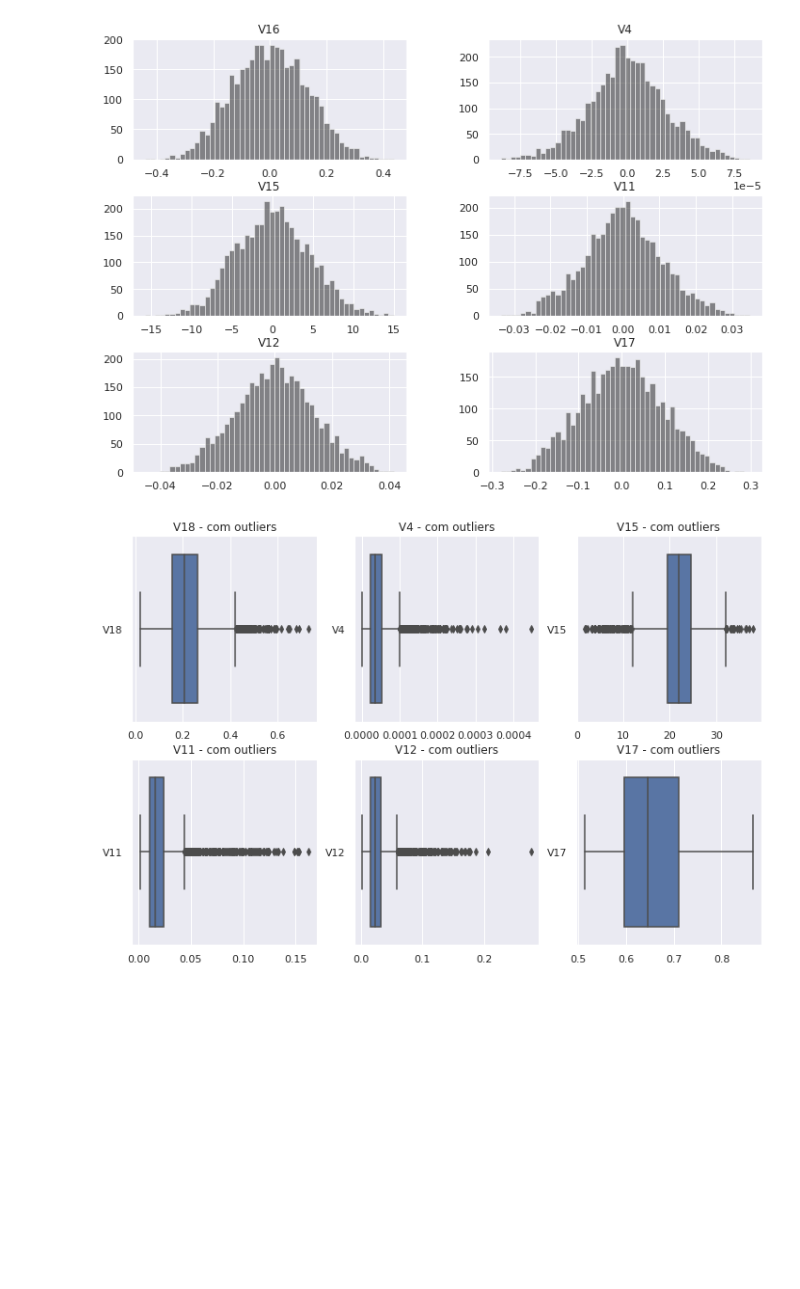
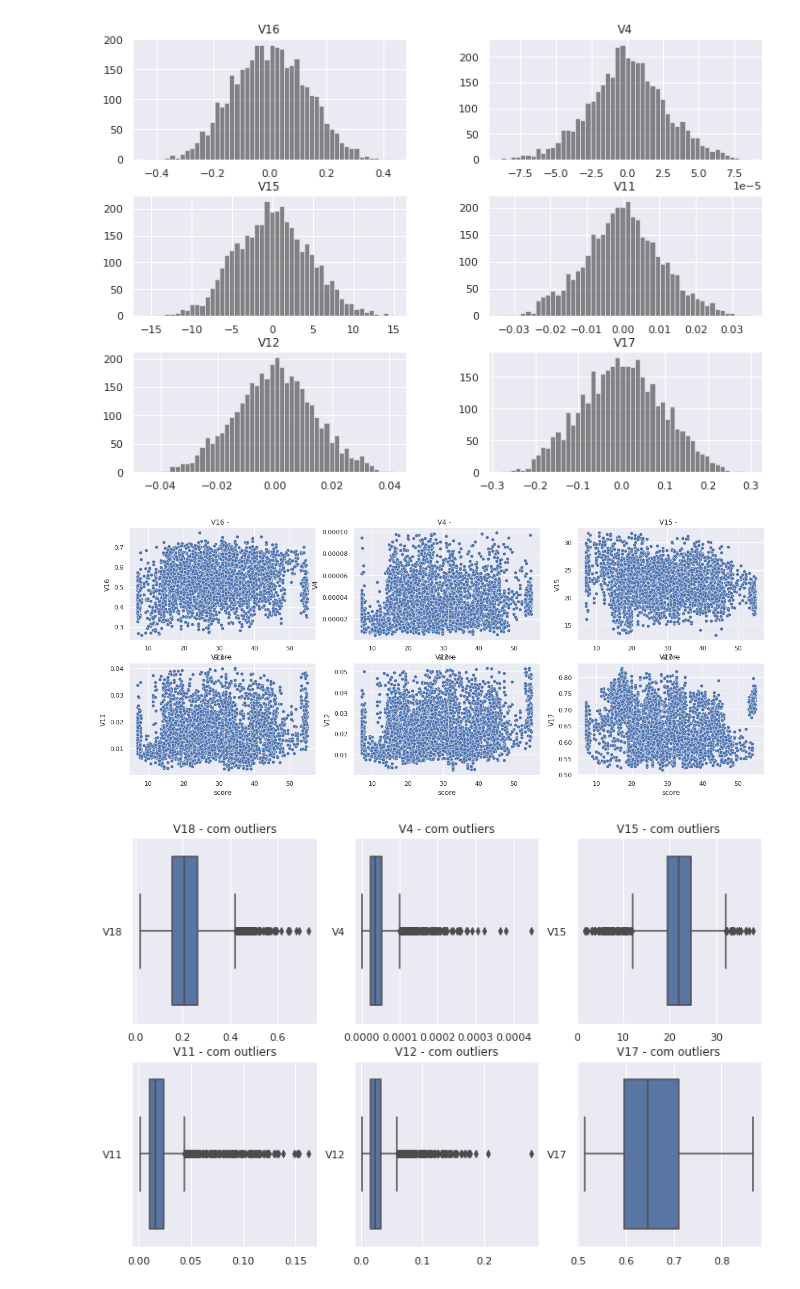
Before and after one commit to HedersonSantos/RegDatChallg, a Jupyter notebook: analise.ipynb, the cells around one changed output. Drawn from its saved outputs; the diff is of its cells as text; code cells hidden in the pictures; blank space fills up the shorter version.

```diff
--- a/analise.ipynb
+++ b/analise.ipynb
@@ -117,12 +117,21 @@ n_preditoras = [preditoras[i]  for i in importantes if preditoras[i] not in ['V8
 X = dfTrain[n_preditoras].values
 # %%
 def imprimeBoxPlot(dfTrain, n_preditoras, title=None):
+  if title==None: title='Box Plot'
   fig, ax =plt.subplots(2,3, figsize=(12, 8))#, sharex=True
   for i, c in enumerate(n_preditoras):
     j = 0 if i<=2 else 1
     k = i if i<=2 else i-3
     data = dfTrain[[c]]
     sns.boxplot(data=data, orient='h', ax=ax[j,k]).set_title(c + " - " + title)
+
+def imprimeScatter(dados, n_preditoras, title=None):
+  if title==None: title=' '
+  fig, ax =plt.subplots(2,3, figsize=(20, 8))#, sharex=True
+  for i, c in enumerate(n_preditoras):
+    j = 0 if i<=2 else 1
+    k = i if i<=2 else i-3
+    sns.scatterplot(data=dados, x='score', y=c, ax=ax[j,k]).set_title(c + " - " + title)
 # %%
 #filtrando outliers
 dados = dfTrain.copy()
@@ -155,6 +164,10 @@ display(dados[n_preditoras].corr('spearman'))
 dados[n_preditoras].diff().hist(color="k", alpha=0.5, bins=50);
 # %% [output]
 [figure]
+# %%
+imprimeScatter(dados, n_preditoras)
+# %% [output]
+[figure, added]
 # %%
 #box plot antes dos outliers
 imprimeBoxPlot(dfTrain, n_preditoras, 'com outliers')
```
